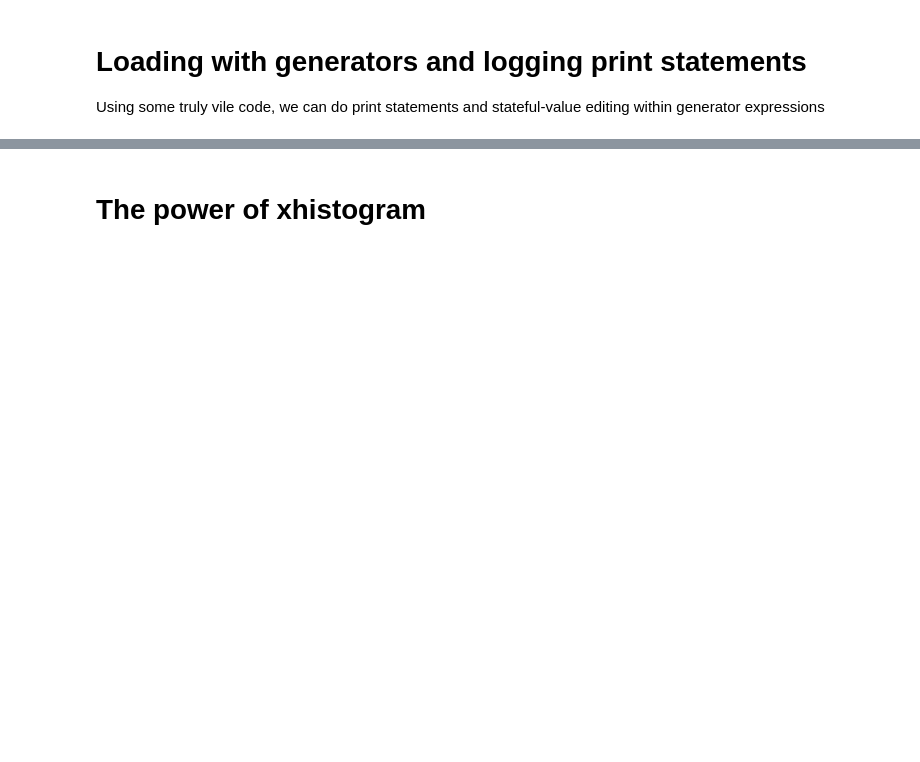
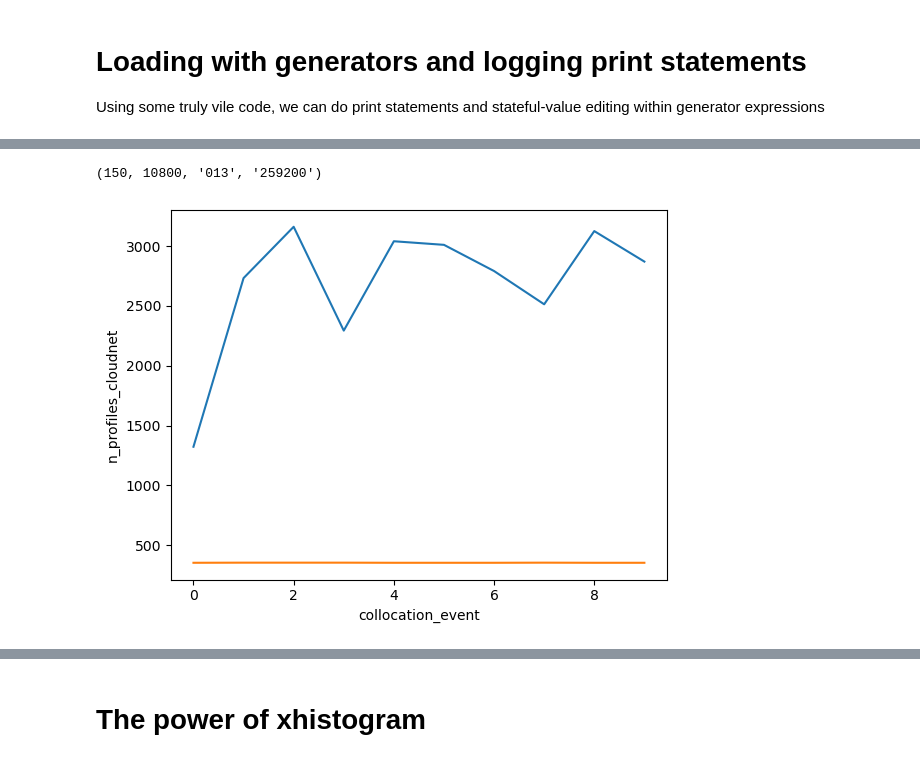
Before and after one commit to DAndrewA/sat-val-framework, a Jupyter notebook: example/local_tests/test_CollocationEventList.ipynb, the cells around one changed output, grey strips where cells are left out. Cells and saved outputs as stored; diff of their text form; code cells hidden in the pictures; blank space fills up the shorter version.

```diff
--- a/example/local_tests/test_CollocationEventList.ipynb
+++ b/example/local_tests/test_CollocationEventList.ipynb
@@ -400,8 +409,11 @@ collocated_raw_data = filter_none((
 
 # homogenise data, and catch exceptions
 N_fail_homogenisation = 0
-collocated_homogenised_data = filter_none((
-    collocated_h[0]
+collocated_homogenised_data_and_number_profiles = filter_none((
+    (
+        collocated_h[0],
+        b:={k: raw_data.n_profiles for k, raw_data in raw_data_pair.items()}
+    )
 
     if (
         collocated_h := make_safe(raw_data_pair.homogenise_to)(vcf.VCF_240m)
@@ -418,14 +430,21 @@ collocated_homogenised_data = filter_none((
 
 # create vcf data arrays from succesfully homogenised data
 N_success = 0
+n_profiles = {
+    RawATL09: list(),
+    RawCloudnet: list(),
+}
 paired_vcfs = (
     (
         pair_vcf_dataset_from_collocated_homogenised_data(coll_H),
         print(f"SUCCESS: homogenised data loaded to xarray DataArray"),
-        N_success:=N_success + 1
+        N_success:=N_success + 1,
+        a:=n_profiles[RawATL09].append(num_profiles[RawATL09]),
+        b:=n_profiles[RawCloudnet].append(num_profiles[RawCloudnet]),
+        print(f"{n_profiles=}")
     )[0]
 
-    for coll_H in collocated_homogenised_data
+    for coll_H, num_profiles in collocated_homogenised_data_and_number_profiles
 )
 
 multiple_vcf_pairs = xr.concat(
@@ -471,0 +505,4 @@ ABORTING: error thrown in homogenisation
+# %%
+multiple_vcf_pairs["n_profiles_atl09"] = (("collocation_event",), n_profiles[RawATL09])
+multiple_vcf_pairs["n_profiles_cloudnet"] = (("collocation_event",), n_profiles[RawCloudnet])
+multiple_vcf_pairs
@@ -472,3 +534,13 @@ ABORTING: error thrown in homogenisation
+# %%
+JOINT_PARAMS[RawATL09].distance_km, JOINT_PARAMS[RawCloudnet].duration.seconds, f"{13:03}", f"{int(dt.timedelta(days=3).total_seconds())}"
+# %% [output]
+(150, 10800, '013', '259200')
+# %%
+multiple_vcf_pairs.n_profiles_atl09.plot(x="collocation_event")
+multiple_vcf_pairs.n_profiles_cloudnet.plot(x="collocation_event")
+plt.show()
+# %% [output]
+[figure, added]
 # %%
 for label, value in zip(
     ("loading", "none after laoding", "homogenissaton", "success", "total"),
```
Also changed, not shown: parts of 24 cells of this notebook, 1 other file.
